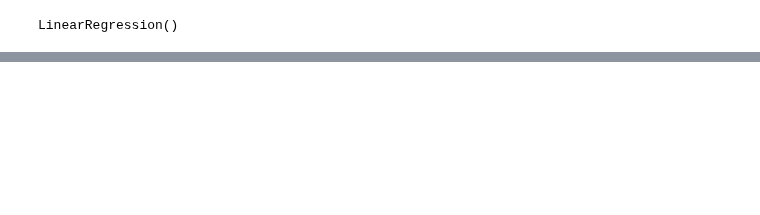
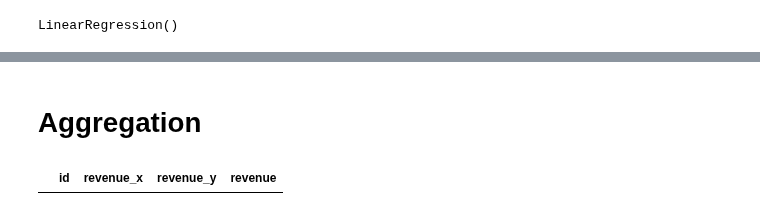
Before and after one commit to RyanYuanyang/TMDB-Movie-Prediction, a Jupyter notebook: Model.ipynb, the cells around one changed output, grey strips where cells are left out. Saved outputs shown, nothing was run; the diff lists cells and outputs as text; code cells hidden in the pictures; blank space fills up the shorter version.

```diff
--- a/Model.ipynb
+++ b/Model.ipynb
@@ -786,5 +811,18 @@ test = error_test._append(non_error_test, ignore_index=True)
 # %%
-df_sub = pd.DataFrame()
+df_LXC = pd.DataFrame()
 sub= ['id','revenue']
-df_sub[sub]=test[sub]
-df_sub.to_csv("submission1.csv", index=False)
+df_LXC[sub]=test[sub]
+df_LXC.sort_values(by='id', inplace=True)
+df_LXC.to_csv("submission_LXC.csv", index=False)
+# 2.24473
+# %% [markdown]
+# Aggregation
+# %%
+# df_LR, df_RF, df_LXC
+# merge by id
+df_aggregate = pd.merge(df_LR, df_RF, on='id')
+df_aggregate = pd.merge(df_aggregate, df_LXC, on='id')
+
+df_aggregate.head(0)
+# %% [output]
+|  | id | revenue_x | revenue_y | revenue |
```
Also changed, not shown: parts of 57 cells of this notebook, 8 other files.
